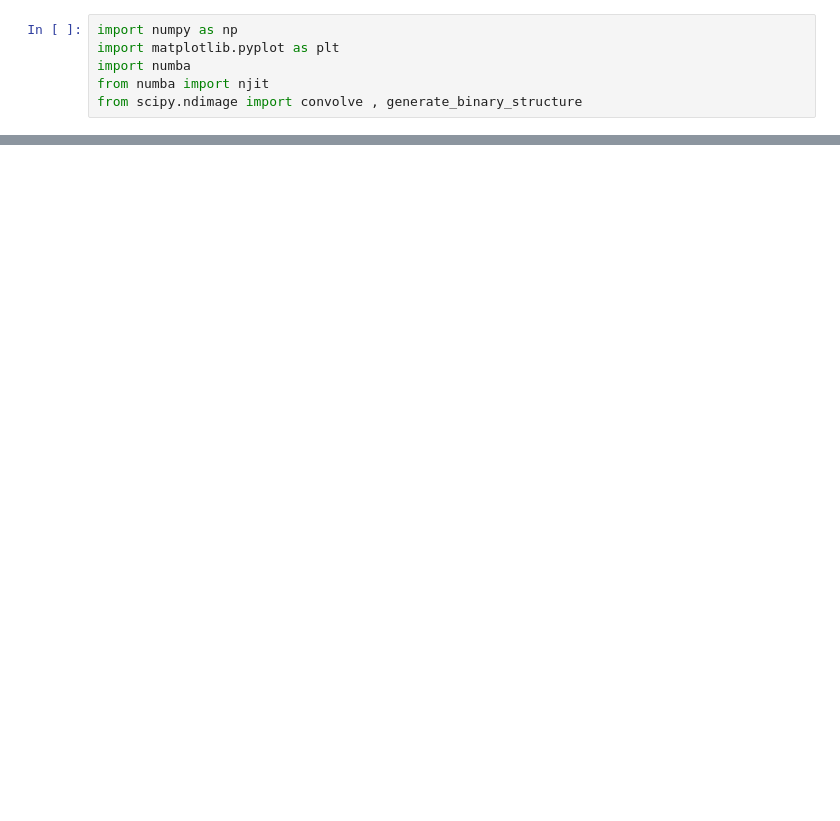
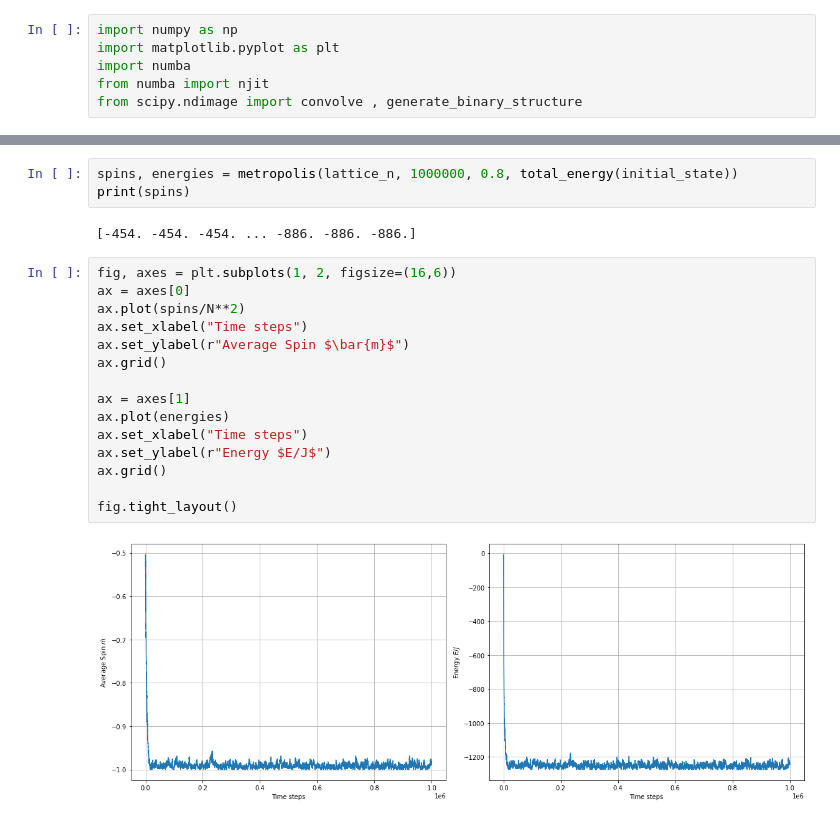
Before and after one commit to julian-8897/ising-model-NN, a Jupyter notebook: ising_model.ipynb, the cells around one changed output, grey strips where cells are left out. Cells and saved outputs as stored; diff of their text form; blank space fills up the shorter version.

```diff
--- a/ising_model.ipynb
+++ b/ising_model.ipynb
@@ -27,0 +84,22 @@ total_energy(initial_state)
+# %%
+spins, energies = metropolis(lattice_n, 1000000, 0.8, total_energy(initial_state))
+print(spins)
+# %% [output]
+[-454. -454. -454. ... -886. -886. -886.]
+# %%
+fig, axes = plt.subplots(1, 2, figsize=(16,6))
+ax = axes[0]
+ax.plot(spins/N**2)
+ax.set_xlabel("Time steps")
+ax.set_ylabel(r"Average Spin $\bar{m}$")
+ax.grid()
+
+ax = axes[1]
+ax.plot(energies)
+ax.set_xlabel("Time steps")
+ax.set_ylabel(r"Energy $E/J$")
+ax.grid()
+
+fig.tight_layout()
+# %% [output]
+[figure, added]
```
Also changed, not shown: parts of 5 cells of this notebook.
